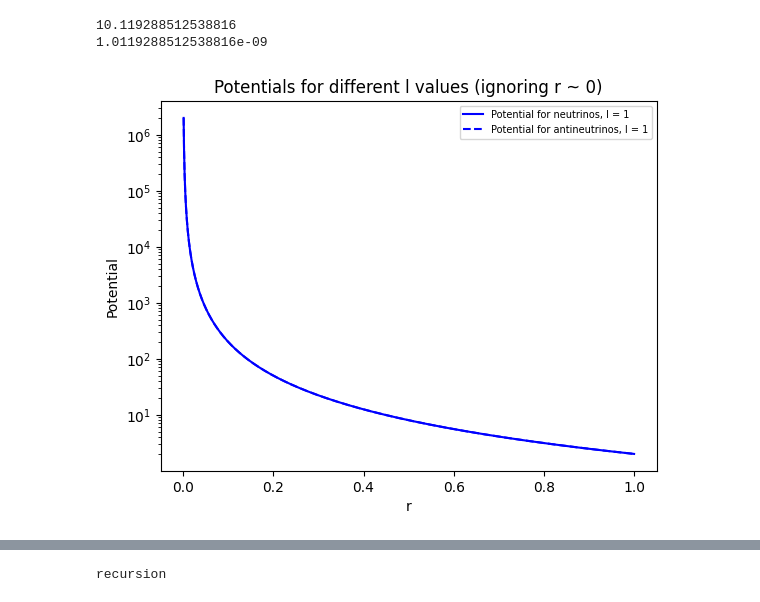
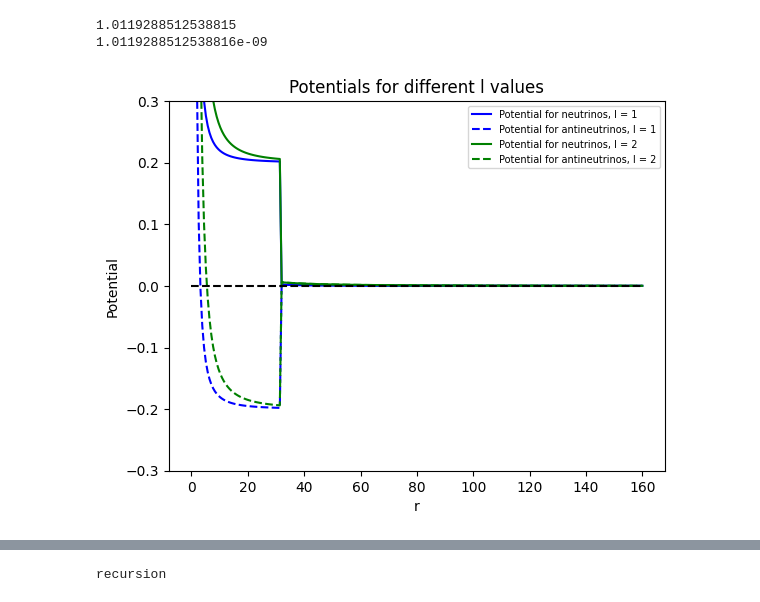
Before and after one commit to Nathan-Gershengorn/CnuB-optics, a Jupyter notebook: 1D_stuff/1D_Saarik_graph.ipynb, the cells around one changed output, grey strips where cells are left out. Cells and saved outputs as stored; diff of their text form; code cells hidden in the pictures.

```diff
--- a/1D_stuff/1D_Saarik_graph.ipynb
+++ b/1D_stuff/1D_Saarik_graph.ipynb
@@ -6,7 +7,7 @@ import scipy
 # Constants
 hbar = 1.0   # Planck's constant / 2π
 m = .1
-R = 320
+R = 32
 U = 1
 distance = (R)*5
 earth_cutoff = R / distance
@@ -30,7 +31,7 @@ print((m * 1E-14)**(3/2) * 3.2E13)
 # R = 3.2E13 1/ev
 # U = 1E-14
 # %% [output]
-10.119288512538816
+1.0119288512538815
 1.0119288512538816e-09
 # %%
 # define derivative matrices
@@ -88,7 +112,7 @@ def potential_nu_25(N, r, l):
         # outside the earth:
         V_eff_out = (l * (l + 1))/(r[i]**2)
 
-        if i < int(earth_cutoff * N):
+        if r[i] < R:
             H[i,i] = V_eff_in
         else:
             H[i,i] = V_eff_out
@@ -108,11 +132,10 @@ def potential_antinu_25(N, r, l):
         V_eff_out_neg = (l * (l + 1))/(r[i]**2)
         #print("In, Out neg: ", V_eff_in_neg, V_eff_out_neg)
 
-        if i < int(earth_cutoff * N):
+        if r[i] < R:
             H[i,i] = V_eff_in_neg
         else:
             H[i,i] = V_eff_out_neg
-
     return H
 
 # create the equation to be solved: Hψ = (k^2)ψ
@@ -126,44 +149,44 @@ def Hamiltonian_antinu_25(N, r, l):
 # %%
 def plot_potentials(N, l_values):
 
-    global r_values
-
-    r_values = np.linspace(0.001, distance, N)
+    linspace1 = np.linspace(0.001, R, int(.5*N)+1)
+    linspace2 = np.linspace(R, distance, int(.5*N))
+    r_values = np.unique(np.concatenate((linspace1, linspace2)))
 
     # Create a list of colors for the different l values
     colors = ['blue', 'green', 'red', 'purple', 'orange']
 
     for i, l in enumerate(l_values):
         # Calculate the potential matrices
-        potential_nu = Hamiltonian_nu_25(N, r_values, l)
-        potential_antinu = Hamiltonian_antinu_25(N, r_values, l)
+        potential_nu = potential_nu_25(N, r_values, l)
+        potential_antinu = potential_antinu_25(N, r_values, l)
 
         # Extract the diagonal values
         V_nu = np.diag(potential_nu)
         V_antinu = np.diag(potential_antinu)
 
         # Plot the potentials
         plt.plot(r_values, V_nu, color=colors[i], label=f'Potential for neutrinos, l = {l}')
         plt.plot(r_values, V_antinu, color=colors[i], linestyle='dashed', label=f'Potential for antineutrinos, l = {l}')
 
     plt.xlabel('r')
     plt.ylabel('Potential')
-    plt.yscale('log')
-    #plt.ylim(7.8125E3, 7.814E3)
-    plt.title('Potentials for different l values (ignoring r ~ 0)')
+    plt.yscale('linear')
+    plt.ylim(-.3, .3)
+    plt.title('Potentials for different l values')
     plt.hlines(3.9E-17, xmin=0, xmax=distance, linestyle='dashed', color='black')
     #plt.hlines(-4.9e-16, xmin=0, xmax=distance, linestyle='dashed', color='black')
 
     # Adjust legend size and position
     plt.legend(fontsize=7, loc='upper right')
 
     plt.savefig('1D_plots/potentials.png')
     plt.show()
 
 # Call the function with a list of l values
-plot_potentials(10000, [1])
+plot_potentials(100, [1,2])
 # %% [output]
-[figure, old version]
+[figure, new version]
 # %%
 # function to graph the nth harmonic
 #try solving equation 25 instead
```
Also changed, not shown: parts of 7 cells of this notebook, 3 other files.
